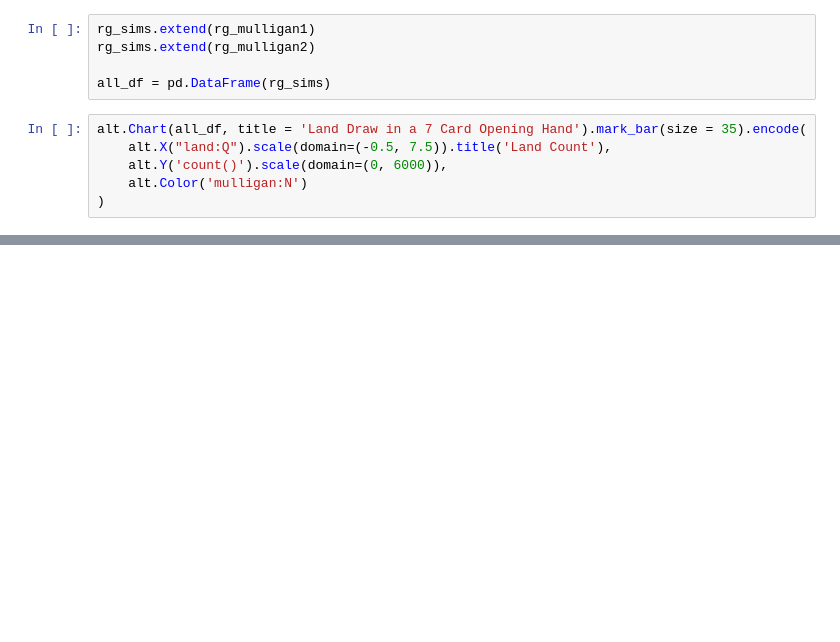
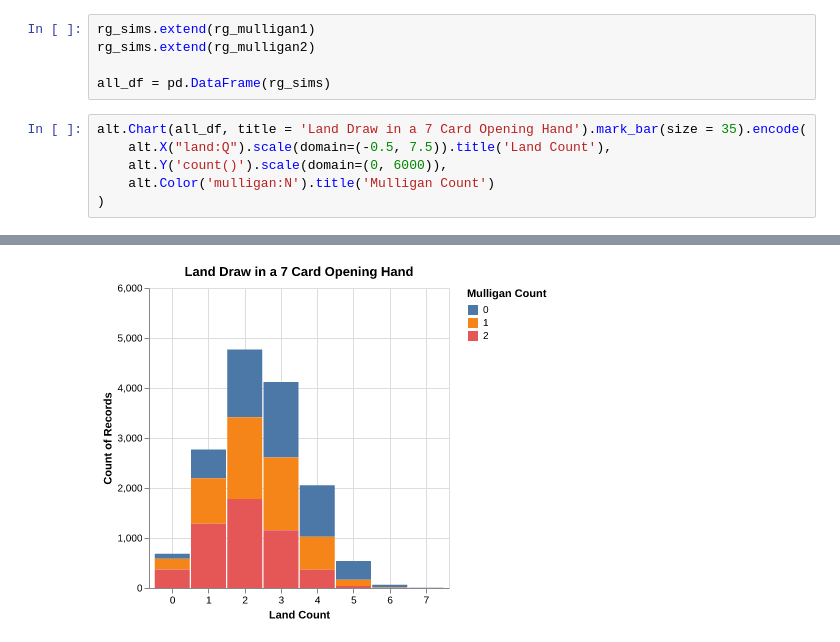
Before and after one commit to cassiehaas/mtg_probability, a Jupyter notebook: standard.ipynb, the cells around one changed output, grey strips where cells are left out. Cells and saved outputs as stored; diff of their text form; blank space fills up the shorter version.

```diff
--- a/standard.ipynb
+++ b/standard.ipynb
@@ -204,6 +205,6 @@ all_df = pd.DataFrame(rg_sims)
 alt.Chart(all_df, title = 'Land Draw in a 7 Card Opening Hand').mark_bar(size = 35).encode(
     alt.X("land:Q").scale(domain=(-0.5, 7.5)).title('Land Count'),
     alt.Y('count()').scale(domain=(0, 6000)),
-    alt.Color('mulligan:N')
+    alt.Color('mulligan:N').title('Mulligan Count')
 )
 # %% [output]
@@ -210,0 +211 @@ alt.Chart(all_df, title = 'Land Draw in a 7 Card Opening Hand').mark_bar(size =
+[figure, added]
```
Also changed, not shown: parts of 9 cells of this notebook.
